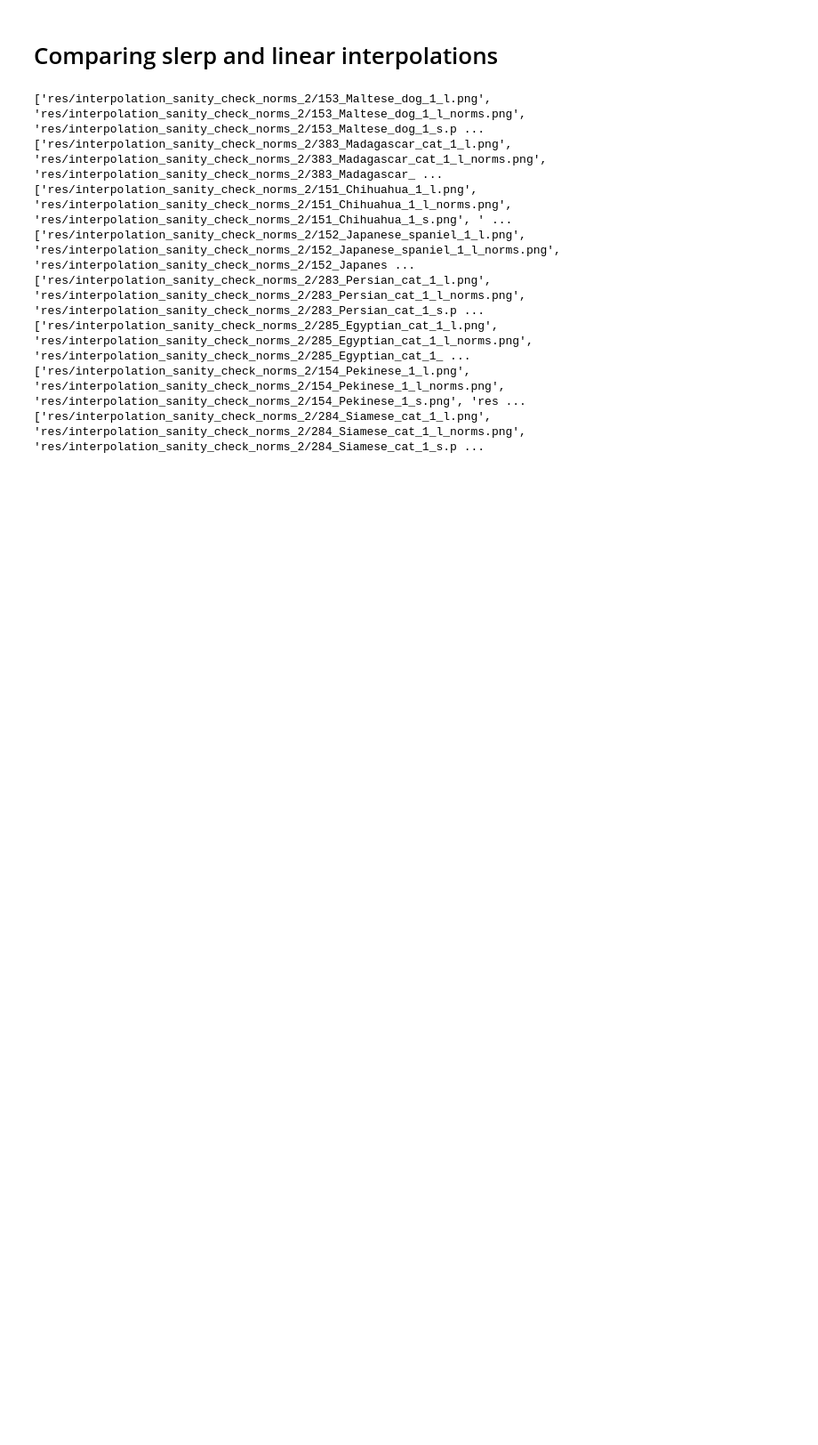
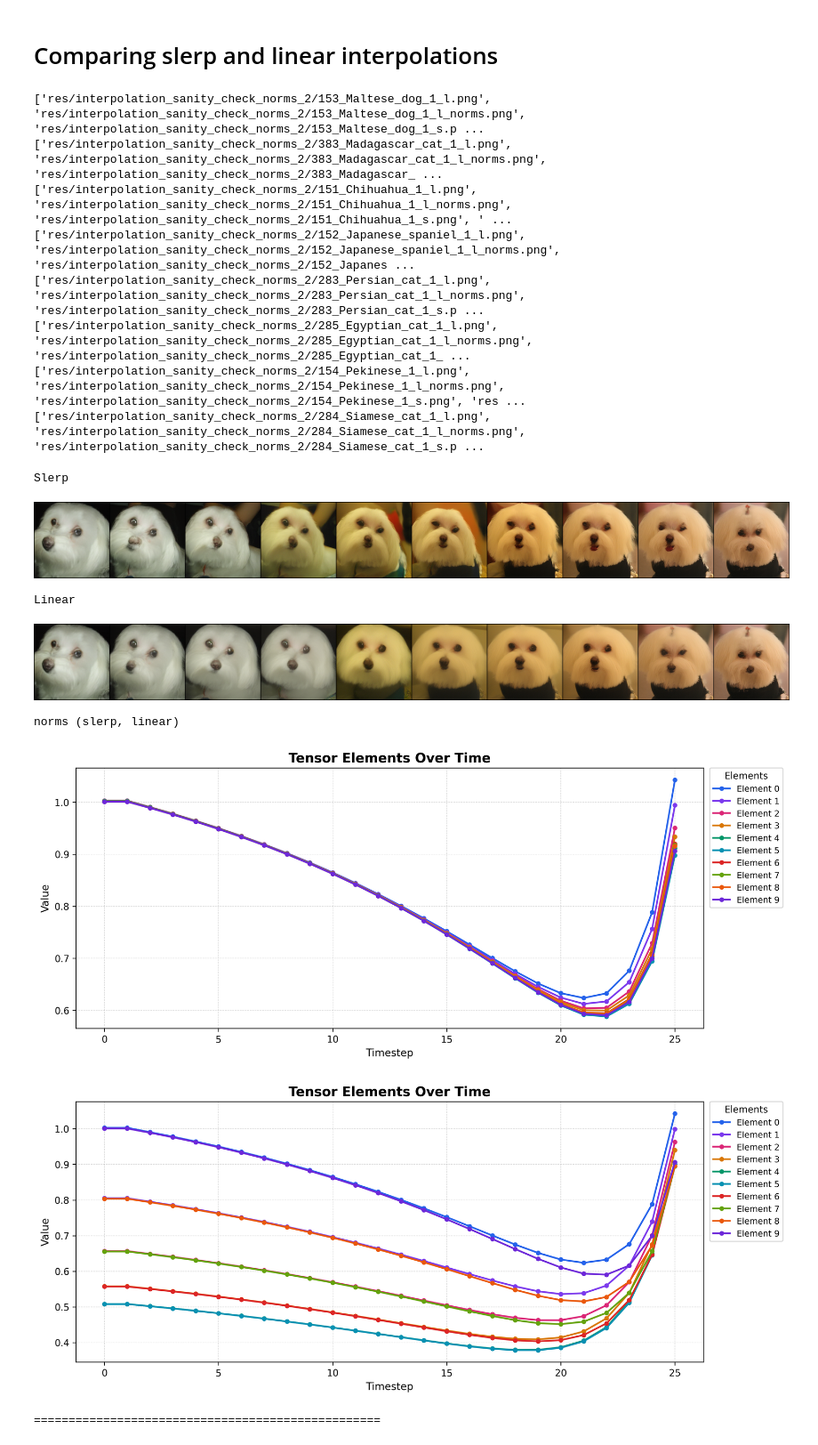
Before and after one commit to garrnizon/non-vae-ldm, a Jupyter notebook: interpolation_sanity_check/results.ipynb, the cells around one changed output. Shown at 89% size. Drawn from its saved outputs; the diff is of its cells as text; code cells hidden in the pictures; blank space fills up the shorter version.

```diff
--- a/interpolation_sanity_check/results.ipynb
+++ b/interpolation_sanity_check/results.ipynb
@@ -67,15 +67,24 @@ for group in grouped_files:
 ['res/interpolation_sanity_check_norms_2/154_Pekinese_1_l.png', 'res/interpolation_sanity_check_norms_2/154_Pekinese_1_l_norms.png', 'res/interpolation_sanity_check_norms_2/154_Pekinese_1_s.png', 'res ...
 ['res/interpolation_sanity_check_norms_2/284_Siamese_cat_1_l.png', 'res/interpolation_sanity_check_norms_2/284_Siamese_cat_1_l_norms.png', 'res/interpolation_sanity_check_norms_2/284_Siamese_cat_1_s.p ...
 # %%
-# for path_l, path_l_n, path_s, path_s_n in grouped_files:
-#     print('Slerp')
-#     display(Image.open(path_s))
-#     print('Linear')
-#     display(Image.open(path_l))
-#     print('norms')
-#     display(Image.open(path_s_n))
-#     display(Image.open(path_l_n))
+for path_l, path_l_n, path_s, path_s_n in grouped_files[:1]:
+    print('Slerp')
+    display(Image.open(path_s))
+    print('Linear')
+    display(Image.open(path_l))
+    print('norms (slerp, linear)')
+    display(Image.open(path_s_n))
+    display(Image.open(path_l_n))
 
-#     print()
-#     print('=' * 50)
-#     print()
+    print()
+    print('=' * 50)
+    print()
+# %% [output]
+Slerp
+[figure, added]
+Linear
+[figure, added]
+norms (slerp, linear)
+[figure, added]
+[figure, added]
+==================================================
```
Also changed, not shown: 4 other files.
